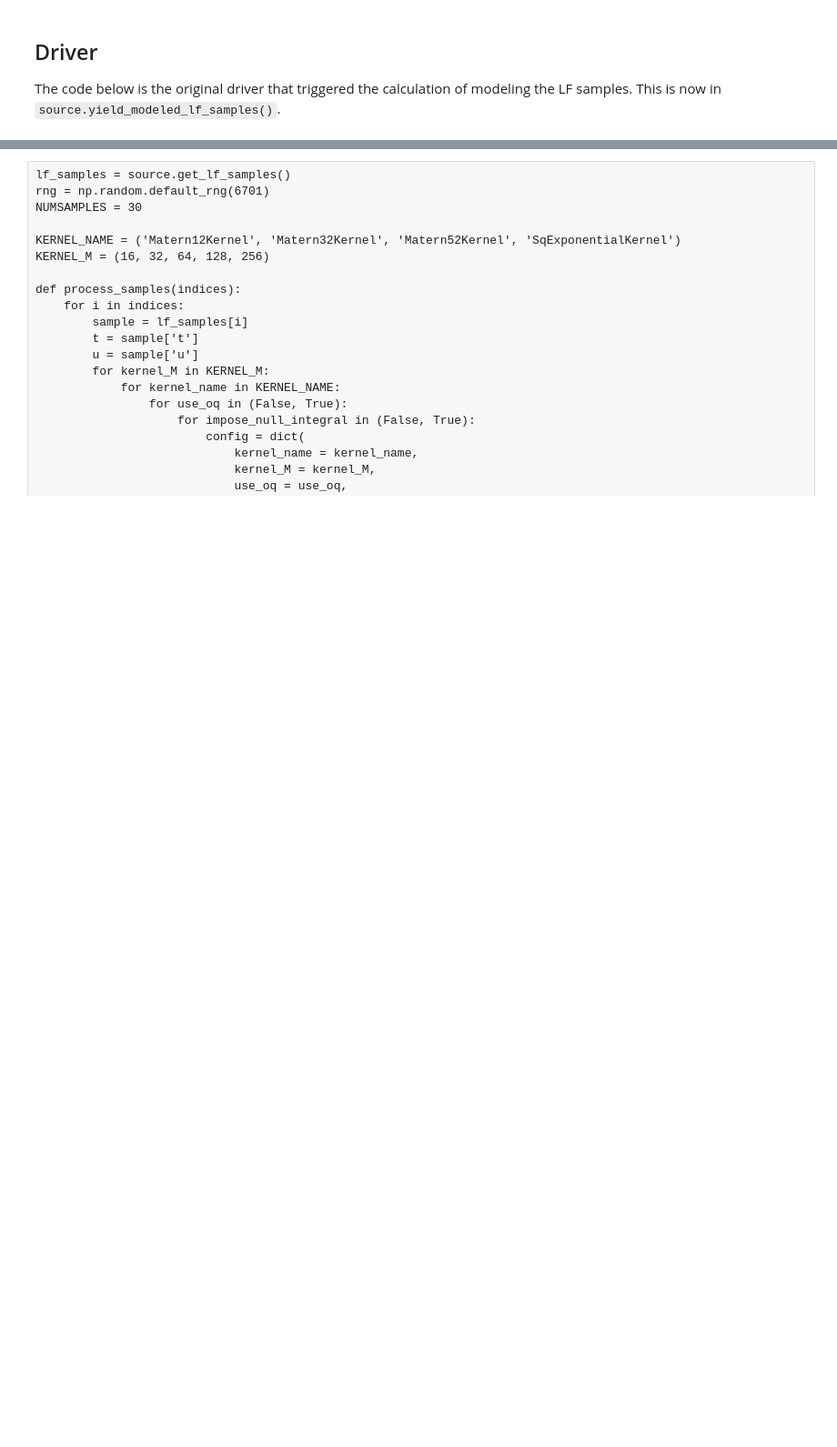
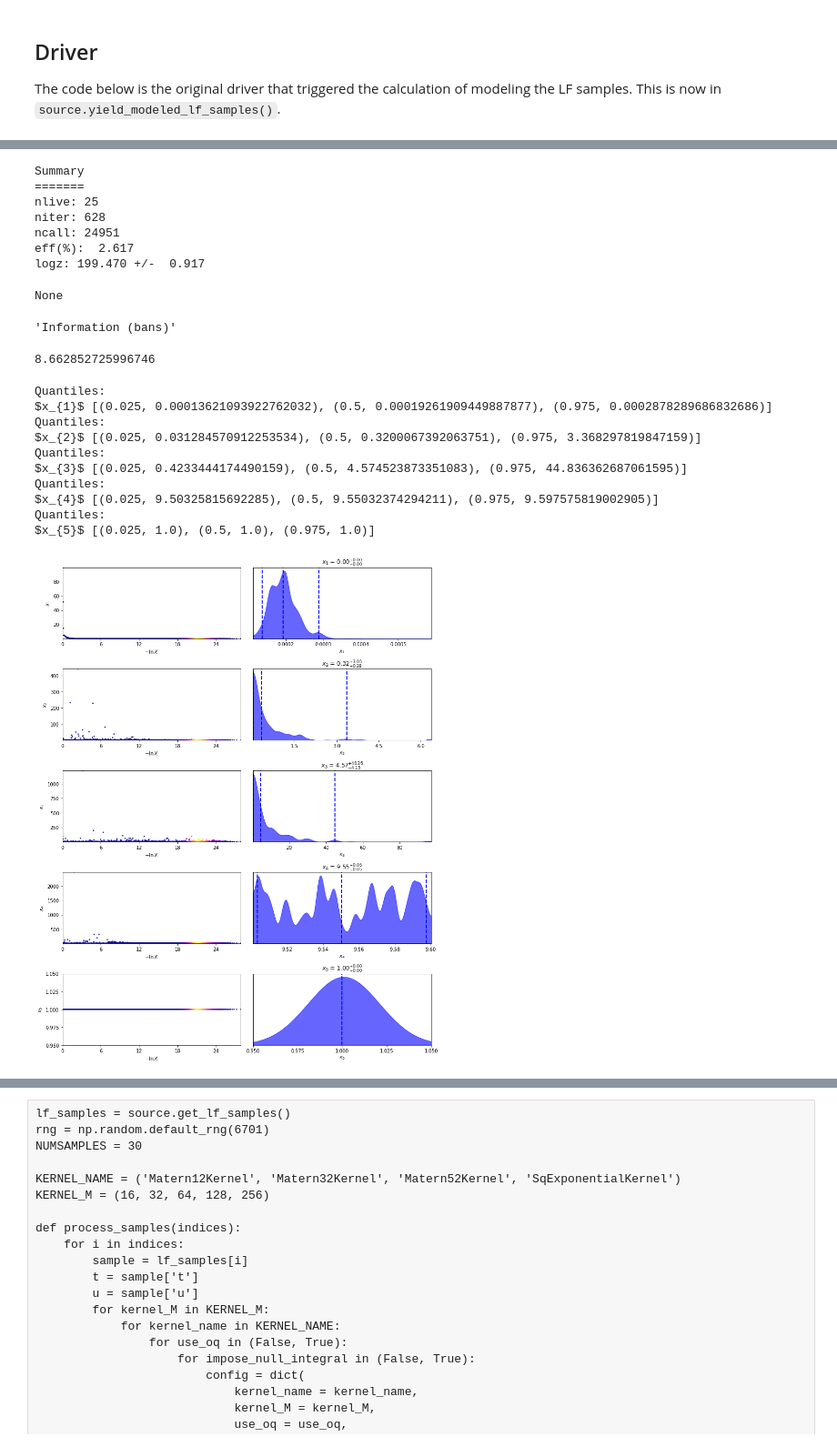
Before and after one commit to mvsoom/thesis-py, a Jupyter notebook: dgf/prior/source.ipynb, the cells around one changed output, grey strips where cells are left out. Shown at 91% size. Drawn from its saved outputs; the diff is of its cells as text; code cells hidden in the pictures; blank space fills up the shorter version.

```diff
--- a/dgf/prior/source.ipynb
+++ b/dgf/prior/source.ipynb
@@ -114,0 +149,25 @@ The code below is the original driver that triggered the calculation of modeling
+# %%
+# noise_power, var, r, T, Oq
+util.dyplot(fitted[index]['results'])
+# %% [output]
+Summary
+=======
+nlive: 25
+niter: 628
+ncall: 24951
+eff(%):  2.617
+logz: 199.470 +/-  0.917
+None
+'Information (bans)'
+8.662852725996746
+Quantiles:
+$x_{1}$ [(0.025, 0.00013621093922762032), (0.5, 0.00019261909449887877), (0.975, 0.0002878289686832686)]
+Quantiles:
+$x_{2}$ [(0.025, 0.031284570912253534), (0.5, 0.3200067392063751), (0.975, 3.368297819847159)]
+Quantiles:
+$x_{3}$ [(0.025, 0.4233444174490159), (0.5, 4.574523873351083), (0.975, 44.836362687061595)]
+Quantiles:
+$x_{4}$ [(0.025, 9.50325815692285), (0.5, 9.55032374294211), (0.975, 9.597575819002905)]
+Quantiles:
+$x_{5}$ [(0.025, 1.0), (0.5, 1.0), (0.975, 1.0)]
+[figure, added]
```
Also changed, not shown: parts of 3 cells of this notebook, 3 other files.
